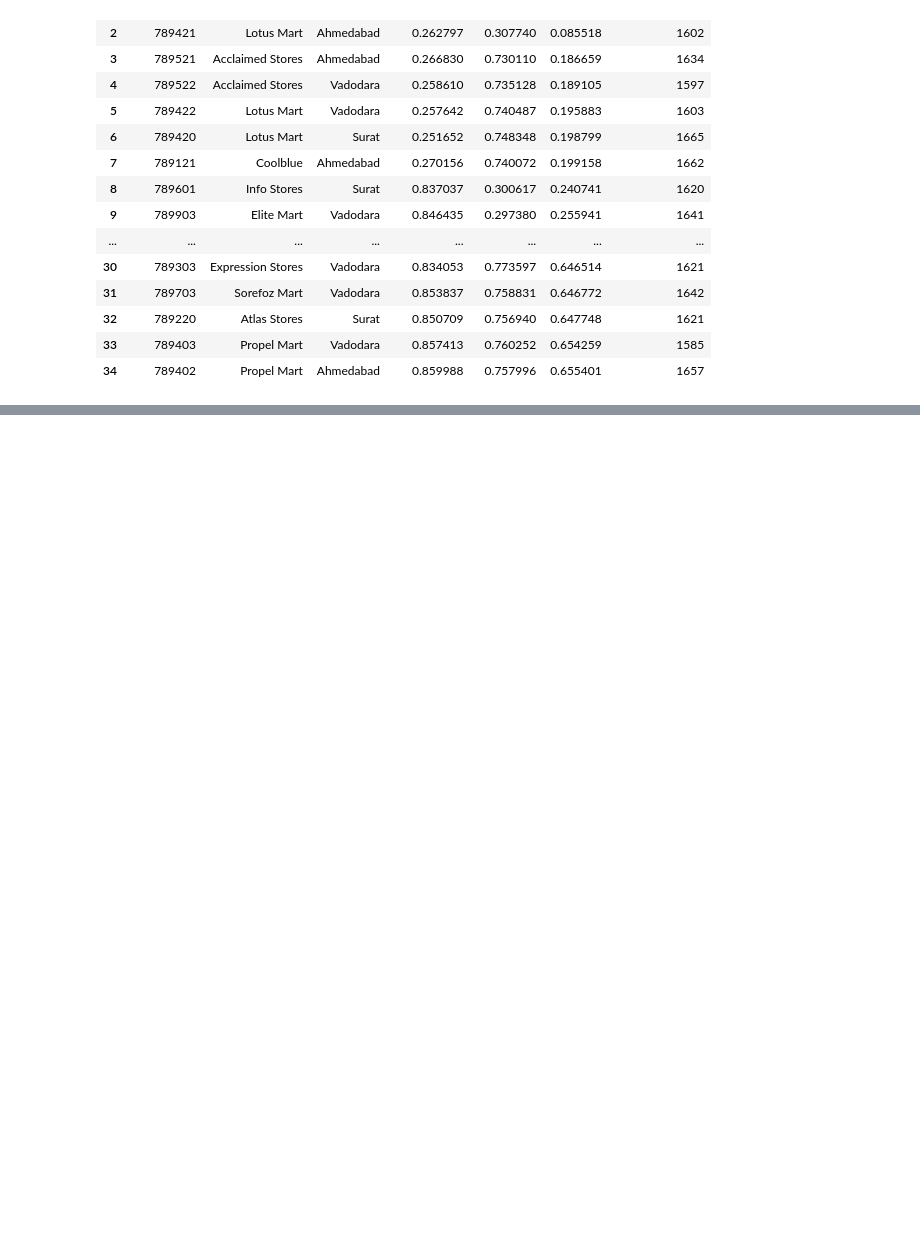
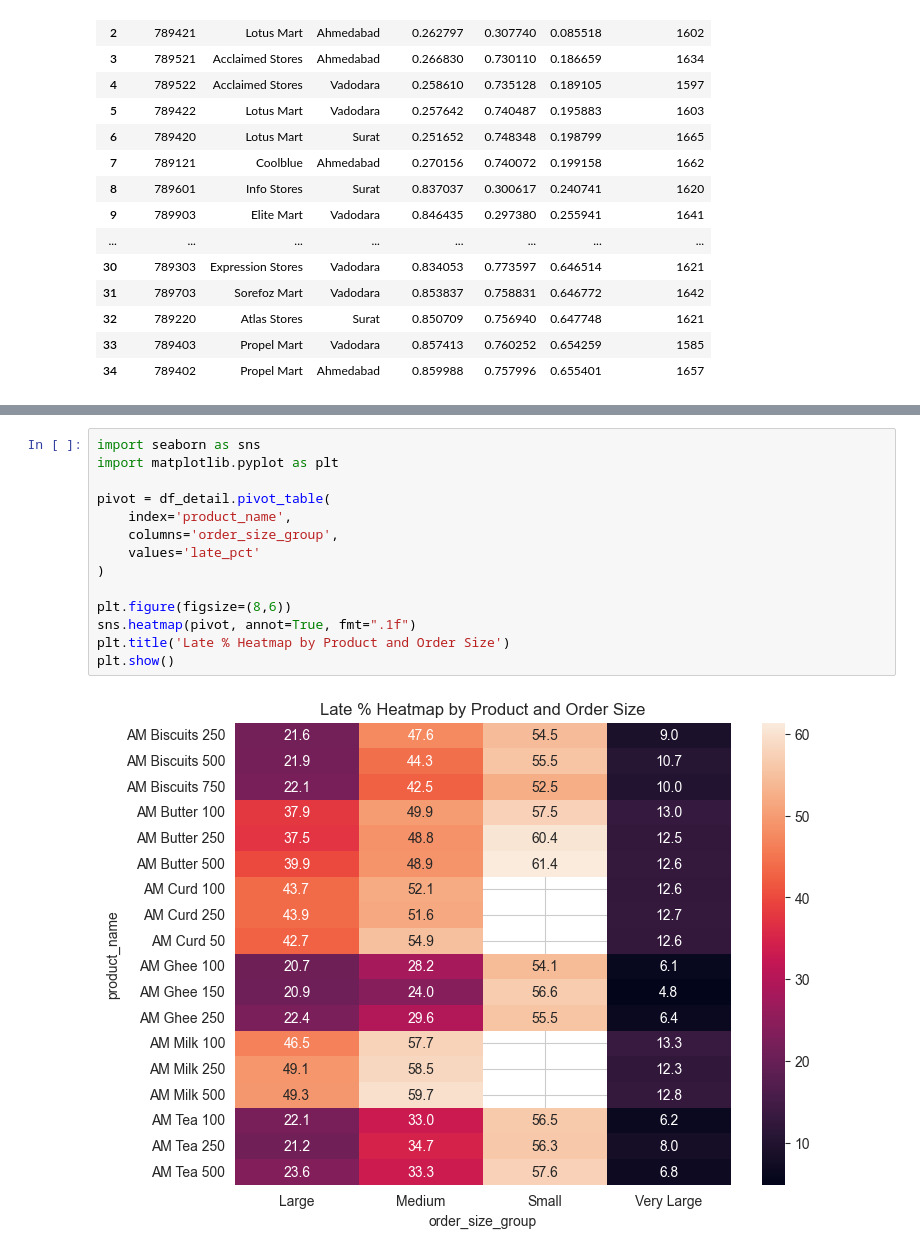
Before and after one commit to ThuyTien1209/BI-2026, a Jupyter notebook: notebooks/thu.ipynb, the cells around one changed output, grey strips where cells are left out. Drawn from its saved outputs; the diff is of its cells as text; blank space fills up the shorter version.

```diff
--- a/notebooks/thu.ipynb
+++ b/notebooks/thu.ipynb
@@ -641,0 +368,16 @@ plt.show()
+# %%
+import seaborn as sns
+import matplotlib.pyplot as plt
+
+pivot = df_detail.pivot_table(
+    index='product_name',
+    columns='order_size_group',
+    values='late_pct'
+)
+
+plt.figure(figsize=(8,6))
+sns.heatmap(pivot, annot=True, fmt=".1f")
+plt.title('Late % Heatmap by Product and Order Size')
+plt.show()
+# %% [output]
+[figure, added]
```
Also changed, not shown: parts of 35 cells of this notebook.
